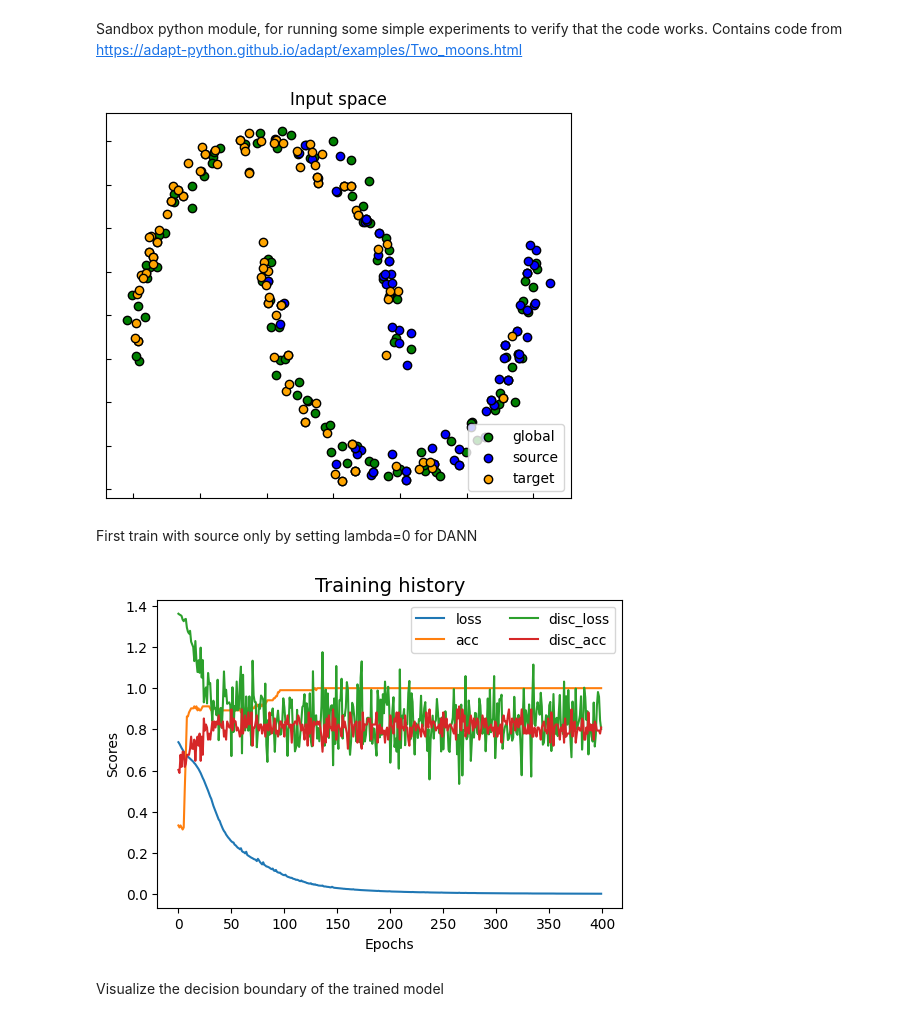
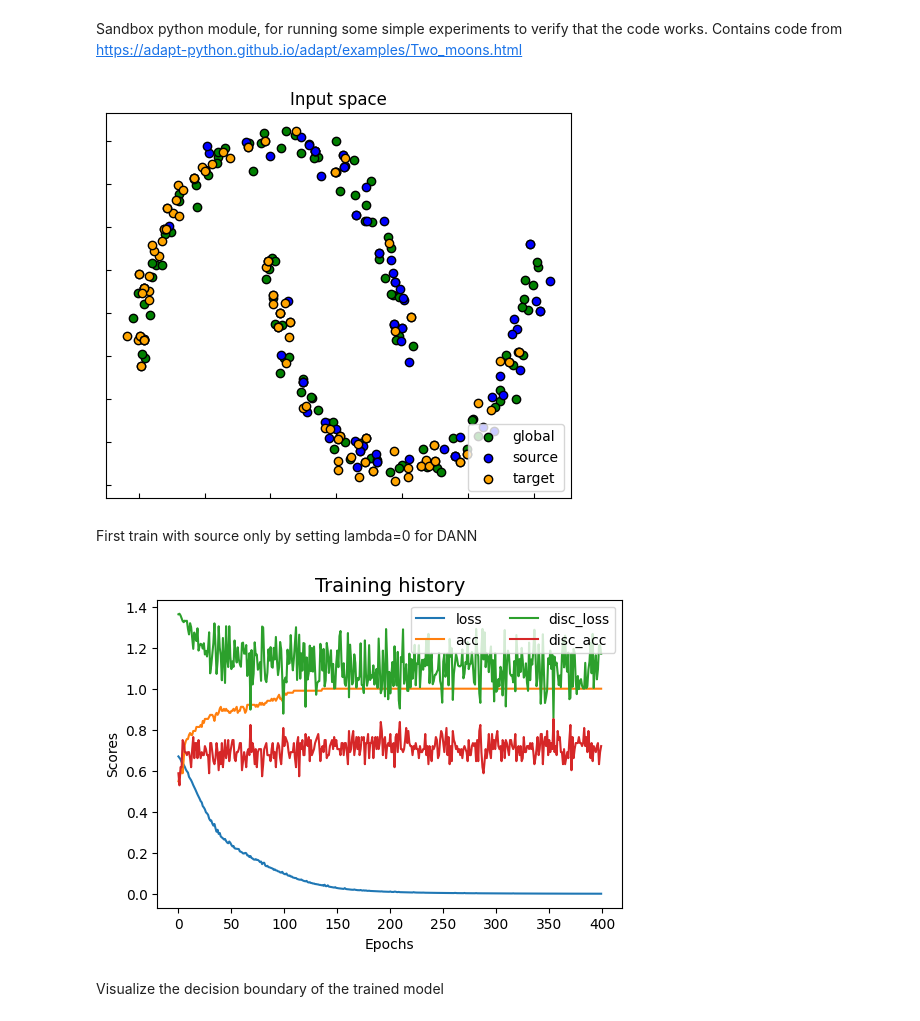
Before and after one commit to EWitting/global-domain-adapation, a Jupyter notebook: simpletestrun.ipynb, the cells around one changed output. Drawn from its saved outputs; the diff is of its cells as text; code cells hidden in the pictures.

```diff
--- a/simpletestrun.ipynb
+++ b/simpletestrun.ipynb
@@ -14,10 +14,10 @@ from datagen.datagen import make_moons_triplet
 from datagen.visualize import visualizeShift2D, visualizeDecisionBoundary2D
 # %%
 # Create dataset
-Xs, ys, Xg, yg, Xt, yt = make_moons_triplet(bias=2)
+Xs, ys, Xg, yg, Xt, yt = make_moons_triplet(force_balance=True)
 visualizeShift2D(Xs,Xg,Xt)
 # %% [output]
-[figure, old version]
+[figure, new version]
 # %%
 # Define core supervised model
 def get_task(activation="sigmoid", units=1) -> Model:
@@ -40,7 +40,7 @@ plt.title("Training history", fontsize=14); plt.xlabel("Epochs"); plt.ylabel("Sc
 plt.legend(ncol=2)
 plt.show()
 # %% [output]
-[figure, old version]
+[figure, new version]
 # %% [markdown]
 Visualize the decision boundary of the trained model
 # %%
```
Also changed, not shown: parts of 5 cells of this notebook, 1 other file.
